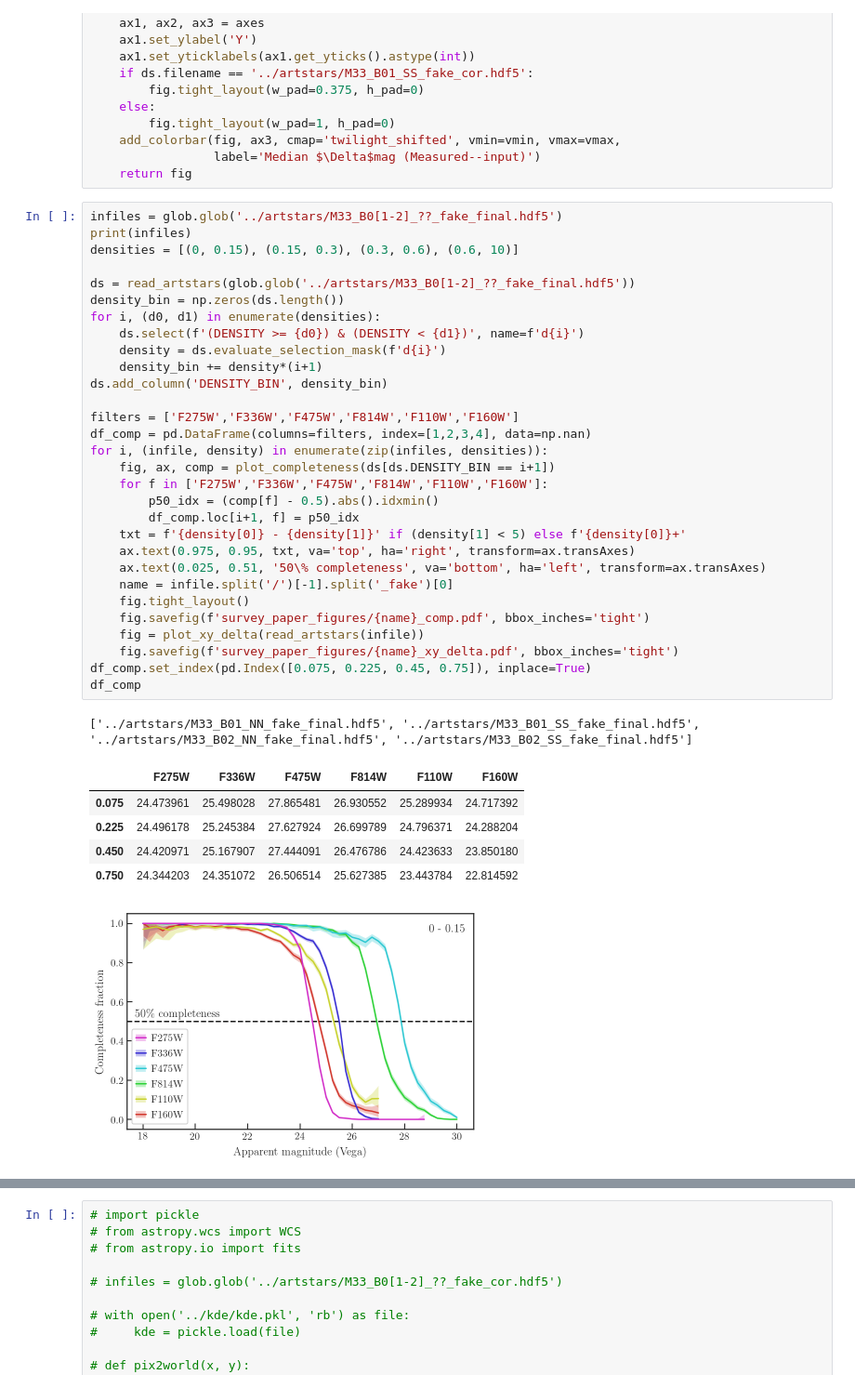
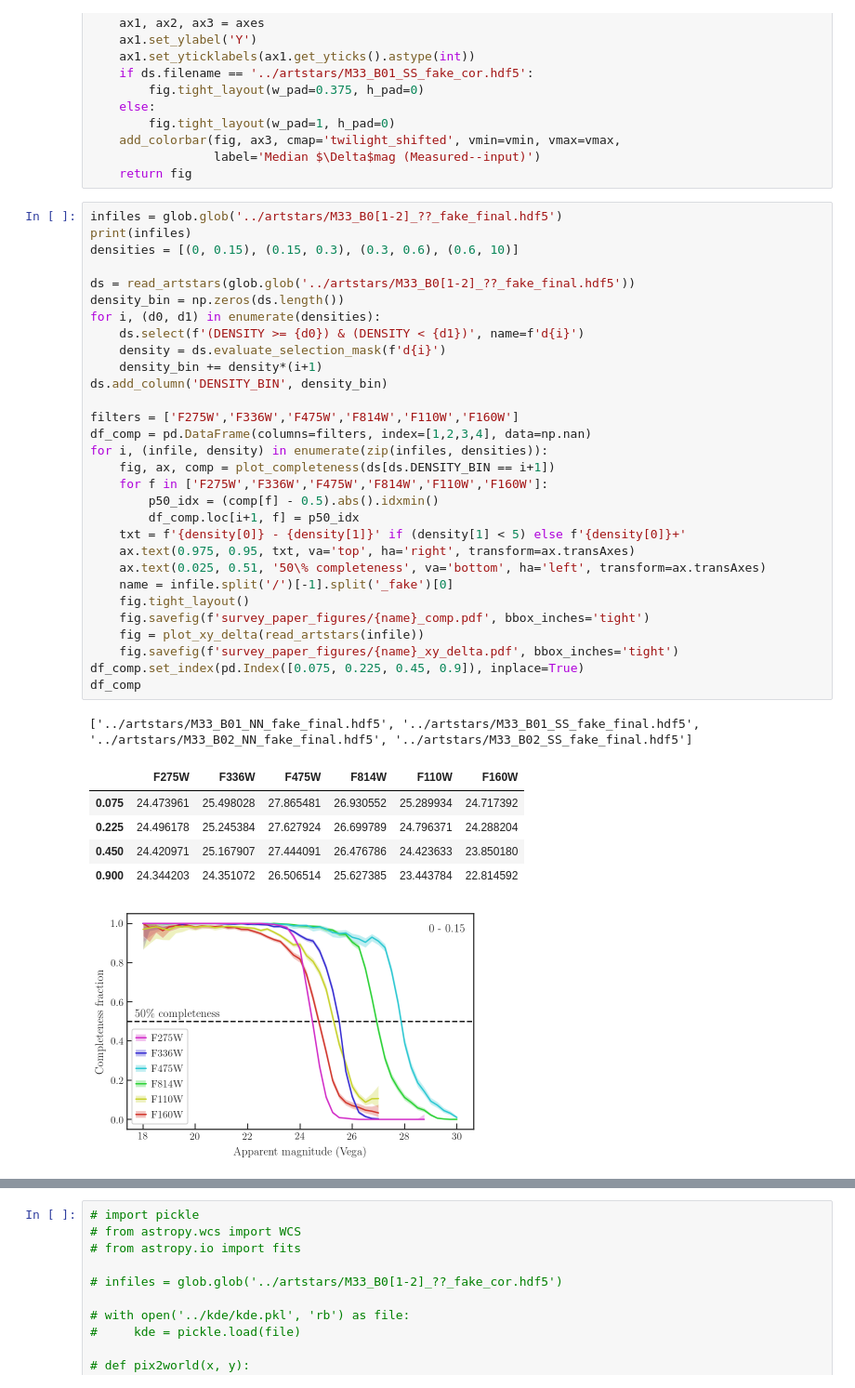
Before and after one commit to meredith-durbin/m33_survey_plots, a Jupyter notebook: AST plots.ipynb, the cells around one changed output, grey strips where cells are left out. Shown at 93% size. Saved outputs shown, nothing was run; the diff lists cells and outputs as text.

```diff
--- a/AST plots.ipynb
+++ b/AST plots.ipynb
@@ -130,35 +130,35 @@ densities = [(0, 0.15), (0.15, 0.3), (0.3, 0.6), (0.6, 10)]
 ds = read_artstars(glob.glob('../artstars/M33_B0[1-2]_??_fake_final.hdf5'))
 density_bin = np.zeros(ds.length())
 for i, (d0, d1) in enumerate(densities):
     ds.select(f'(DENSITY >= {d0}) & (DENSITY < {d1})', name=f'd{i}')
     density = ds.evaluate_selection_mask(f'd{i}')
     density_bin += density*(i+1)
 ds.add_column('DENSITY_BIN', density_bin)
 
 filters = ['F275W','F336W','F475W','F814W','F110W','F160W']
 df_comp = pd.DataFrame(columns=filters, index=[1,2,3,4], data=np.nan)
 for i, (infile, density) in enumerate(zip(infiles, densities)):
     fig, ax, comp = plot_completeness(ds[ds.DENSITY_BIN == i+1])
     for f in ['F275W','F336W','F475W','F814W','F110W','F160W']:
         p50_idx = (comp[f] - 0.5).abs().idxmin()
         df_comp.loc[i+1, f] = p50_idx
     txt = f'{density[0]} - {density[1]}' if (density[1] < 5) else f'{density[0]}+'
     ax.text(0.975, 0.95, txt, va='top', ha='right', transform=ax.transAxes)
     ax.text(0.025, 0.51, '50\% completeness', va='bottom', ha='left', transform=ax.transAxes)
     name = infile.split('/')[-1].split('_fake')[0]
     fig.tight_layout()
     fig.savefig(f'survey_paper_figures/{name}_comp.pdf', bbox_inches='tight')
     fig = plot_xy_delta(read_artstars(infile))
     fig.savefig(f'survey_paper_figures/{name}_xy_delta.pdf', bbox_inches='tight')
-df_comp.set_index(pd.Index([0.075, 0.225, 0.45, 0.75]), inplace=True)
+df_comp.set_index(pd.Index([0.075, 0.225, 0.45, 0.9]), inplace=True)
 df_comp
 # %% [output]
 ['../artstars/M33_B01_NN_fake_final.hdf5', '../artstars/M33_B01_SS_fake_final.hdf5', '../artstars/M33_B02_NN_fake_final.hdf5', '../artstars/M33_B02_SS_fake_final.hdf5']
 |  | F275W | F336W | F475W | F814W | F110W | F160W |
 | 0.075 | 24.473961 | 25.498028 | 27.865481 | 26.930552 | 25.289934 | 24.717392 |
 | 0.225 | 24.496178 | 25.245384 | 27.627924 | 26.699789 | 24.796371 | 24.288204 |
 | 0.450 | 24.420971 | 25.167907 | 27.444091 | 26.476786 | 24.423633 | 23.850180 |
-| 0.750 | 24.344203 | 24.351072 | 26.506514 | 25.627385 | 23.443784 | 22.814592 |
+| 0.900 | 24.344203 | 24.351072 | 26.506514 | 25.627385 | 23.443784 | 22.814592 |
 [figure]
 [figure]
 [figure]
```
Also changed, not shown: parts of 4 cells of this notebook, 10 other files.
